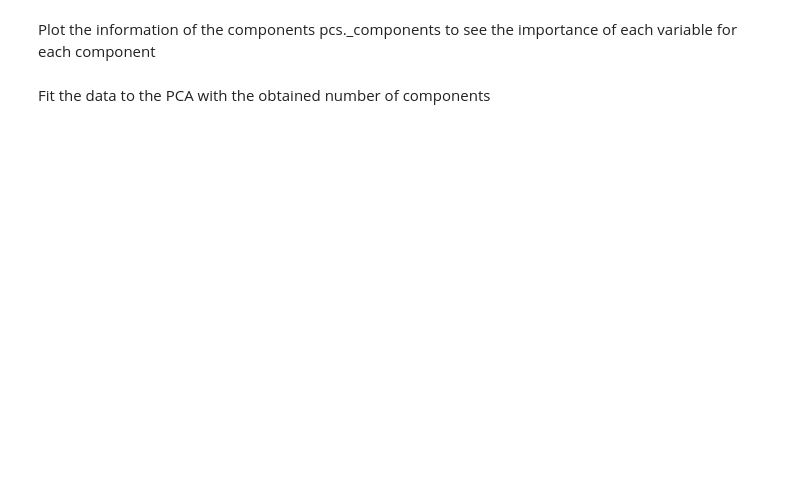
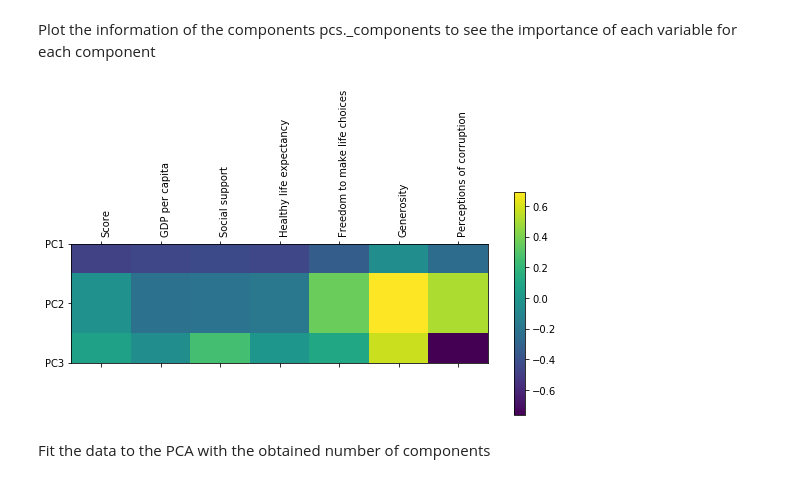
Before and after one commit to rootstrap/ml-training, a Jupyter notebook: dimension_reduction.ipynb, the cells around one changed output. Cells and saved outputs as stored; diff of their text form; code cells hidden in the pictures; blank space fills up the shorter version.

```diff
--- a/dimension_reduction.ipynb
+++ b/dimension_reduction.ipynb
@@ -100,12 +137,13 @@ Plot the information of the components pcs._components to see the importance of
 # %%
 components_range = np.arange(1, n_components+1, 1)
 components_names = list(map(lambda x: 'PC' + str(x), components_range))
 plt.matshow(pcs.components_,cmap='viridis')
 plt.yticks(range(0,n_components), components_names,fontsize=10)
 plt.colorbar()
 plt.xticks(range(0,len(features.columns)),features.columns,rotation=90,ha='left')
-plt.tight_layout()
 plt.show()
+# %% [output]
+[figure, added]
 # %% [markdown]
 Fit the data to the PCA with the obtained number of components
 # %%
```
Also changed, not shown: parts of 17 cells of this notebook, 1 other file.
